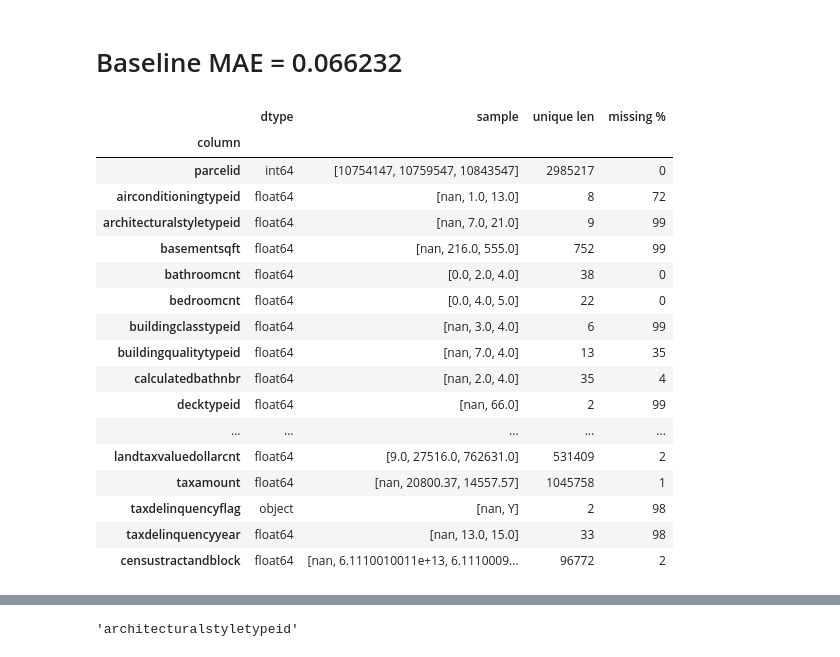
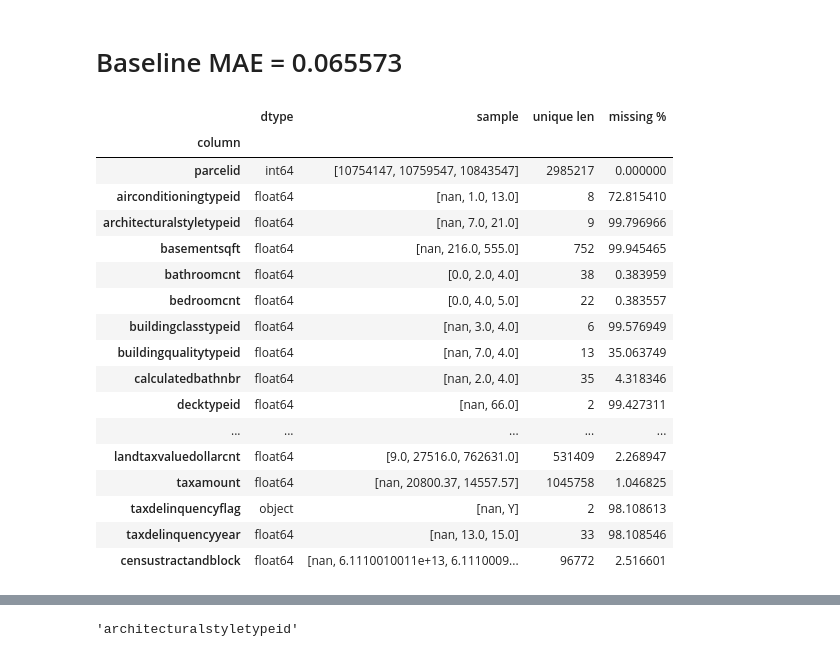
Before and after one commit to ibratface/dl_projects, a Jupyter notebook: zillow.ipynb, the cells around one changed output, grey strips where cells are left out. Drawn from its saved outputs; the diff is of its cells as text; code cells hidden in the pictures.

```diff
--- a/zillow.ipynb
+++ b/zillow.ipynb
@@ -95,21 +182,3 @@ def split_date(df, datecol):
-# %%
-def do_train(train, props):
-    df_train = train.merge(props, how='left', on='parcelid')
-    df_train = split_date(df_train, 'transactiondate')
-    df_train['age'] = (df_train['transactiondate_year'] - df_train['yearbuilt']) * 12 + df_train['transactiondate_month']
-
-    X = df_train.drop(['parcelid', 'logerror', 'transactiondate',
-                       'propertyzoningdesc', 'propertycountylandusecode',
-                       'censustractandblock',
-                       'rawcensustractandblock'
-                      ], axis=1)
-    y = df_train['logerror'].values
-    print(X.shape, y.shape)
-
-    for c in X.dtypes[X.dtypes == object].index.values:
-        X[c] = (X[c] == True)
-
-    return xgb_train(X, y)
 # %%
 def importance(xgbmodel):
     importance = xgbmodel.get_fscore()
@@ -144,5 +234,5 @@ Stopping. Best iteration:
 # %% [markdown]
-# Baseline MAE = 0.066232
+# Baseline MAE = 0.065573
 # %%
 # generator function for pulling out items a number at a time
 def batch(s, n):
@@ -163,31 +253,31 @@ def summarize(df):
 # %%
 def describe_values(df):
     stats = pd.DataFrame(columns=['column', 'dtype', 'sample', 'unique len', 'missing %'])
     for c in df.columns:
-        stats.loc[-1] = [c, df[c].dtype, df[c].unique()[:3], len(df[c].unique()), int(df[c].isnull().sum(axis=0) / df[c].size * 100)]
+        stats.loc[-1] = [c, df[c].dtype, df[c].unique()[:3], len(df[c].unique()), df[c].isnull().sum(axis=0) / df[c].size * 100]
         stats.index += 1
     display(stats.set_index('column'))
 
 describe_values(props)
 # %% [output]
 |  | dtype | sample | unique len | missing % |
 | column |  |  |  |  |
-| parcelid | int64 | [10754147, 10759547, 10843547] | 2985217 | 0 |
-| airconditioningtypeid | float64 | [nan, 1.0, 13.0] | 8 | 72 |
-| architecturalstyletypeid | float64 | [nan, 7.0, 21.0] | 9 | 99 |
-| basementsqft | float64 | [nan, 216.0, 555.0] | 752 | 99 |
-| bathroomcnt | float64 | [0.0, 2.0, 4.0] | 38 | 0 |
-| bedroomcnt | float64 | [0.0, 4.0, 5.0] | 22 | 0 |
-| buildingclasstypeid | float64 | [nan, 3.0, 4.0] | 6 | 99 |
-| buildingqualitytypeid | float64 | [nan, 7.0, 4.0] | 13 | 35 |
-| calculatedbathnbr | float64 | [nan, 2.0, 4.0] | 35 | 4 |
-| decktypeid | float64 | [nan, 66.0] | 2 | 99 |
+| parcelid | int64 | [10754147, 10759547, 10843547] | 2985217 | 0.000000 |
+| airconditioningtypeid | float64 | [nan, 1.0, 13.0] | 8 | 72.815410 |
+| architecturalstyletypeid | float64 | [nan, 7.0, 21.0] | 9 | 99.796966 |
+| basementsqft | float64 | [nan, 216.0, 555.0] | 752 | 99.945465 |
+| bathroomcnt | float64 | [0.0, 2.0, 4.0] | 38 | 0.383959 |
+| bedroomcnt | float64 | [0.0, 4.0, 5.0] | 22 | 0.383557 |
+| buildingclasstypeid | float64 | [nan, 3.0, 4.0] | 6 | 99.576949 |
+| buildingqualitytypeid | float64 | [nan, 7.0, 4.0] | 13 | 35.063749 |
+| calculatedbathnbr | float64 | [nan, 2.0, 4.0] | 35 | 4.318346 |
+| decktypeid | float64 | [nan, 66.0] | 2 | 99.427311 |
 | ... | ... | ... | ... | ... |
-| landtaxvaluedollarcnt | float64 | [9.0, 27516.0, 762631.0] | 531409 | 2 |
-| taxamount | float64 | [nan, 20800.37, 14557.57] | 1045758 | 1 |
-| taxdelinquencyflag | object | [nan, Y] | 2 | 98 |
-| taxdelinquencyyear | float64 | [nan, 13.0, 15.0] | 33 | 98 |
-| censustractandblock | float64 | [nan, 6.1110010011e+13, 6.1110009... | 96772 | 2 |
+| landtaxvaluedollarcnt | float64 | [9.0, 27516.0, 762631.0] | 531409 | 2.268947 |
+| taxamount | float64 | [nan, 20800.37, 14557.57] | 1045758 | 1.046825 |
+| taxdelinquencyflag | object | [nan, Y] | 2 | 98.108613 |
+| taxdelinquencyyear | float64 | [nan, 13.0, 15.0] | 33 | 98.108546 |
+| censustractandblock | float64 | [nan, 6.1110010011e+13, 6.1110009... | 96772 | 2.516601 |
 # %%
 clean = props.copy()
 def pad(col, val=None, dtype=None):
```
Also changed, not shown: parts of 12 cells of this notebook.
